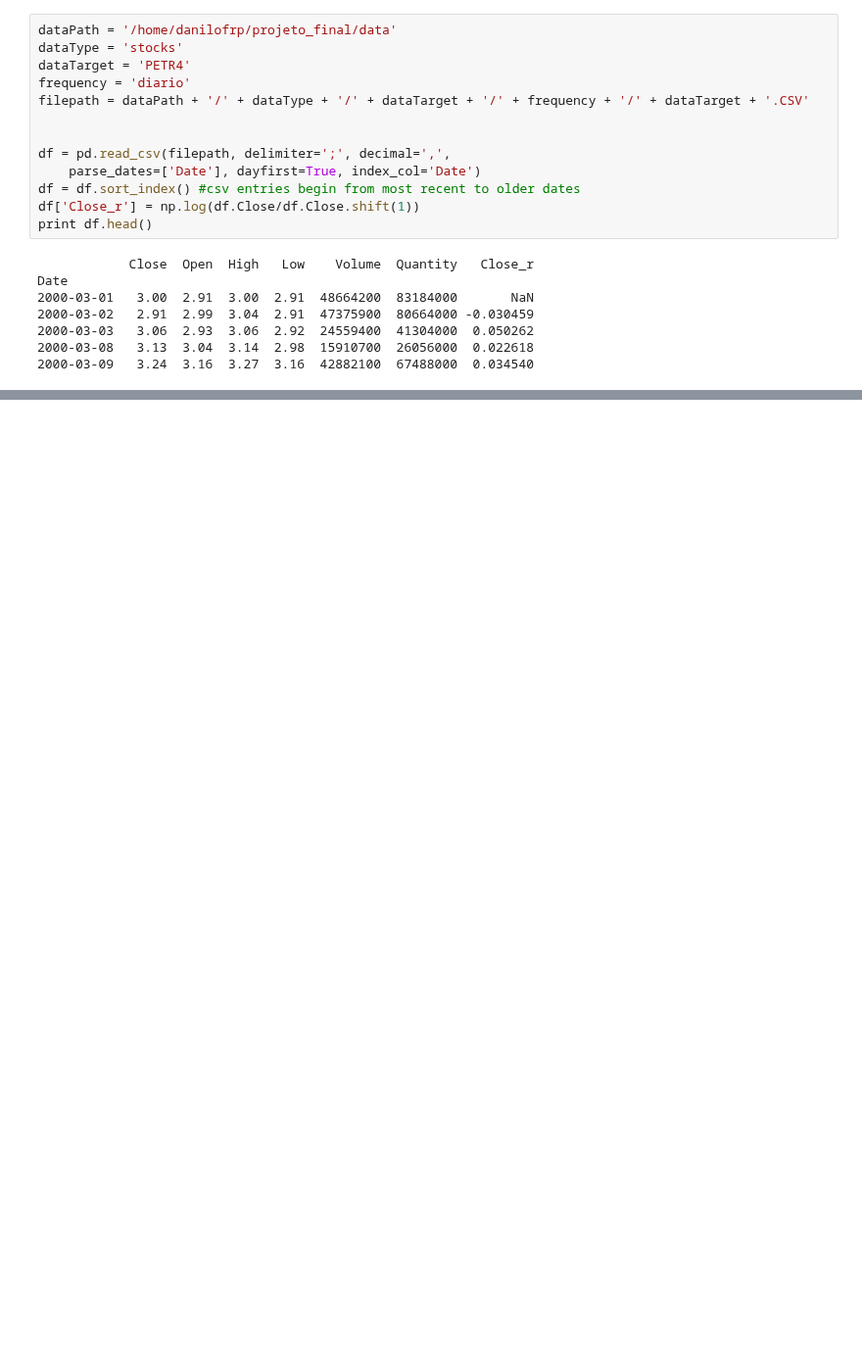
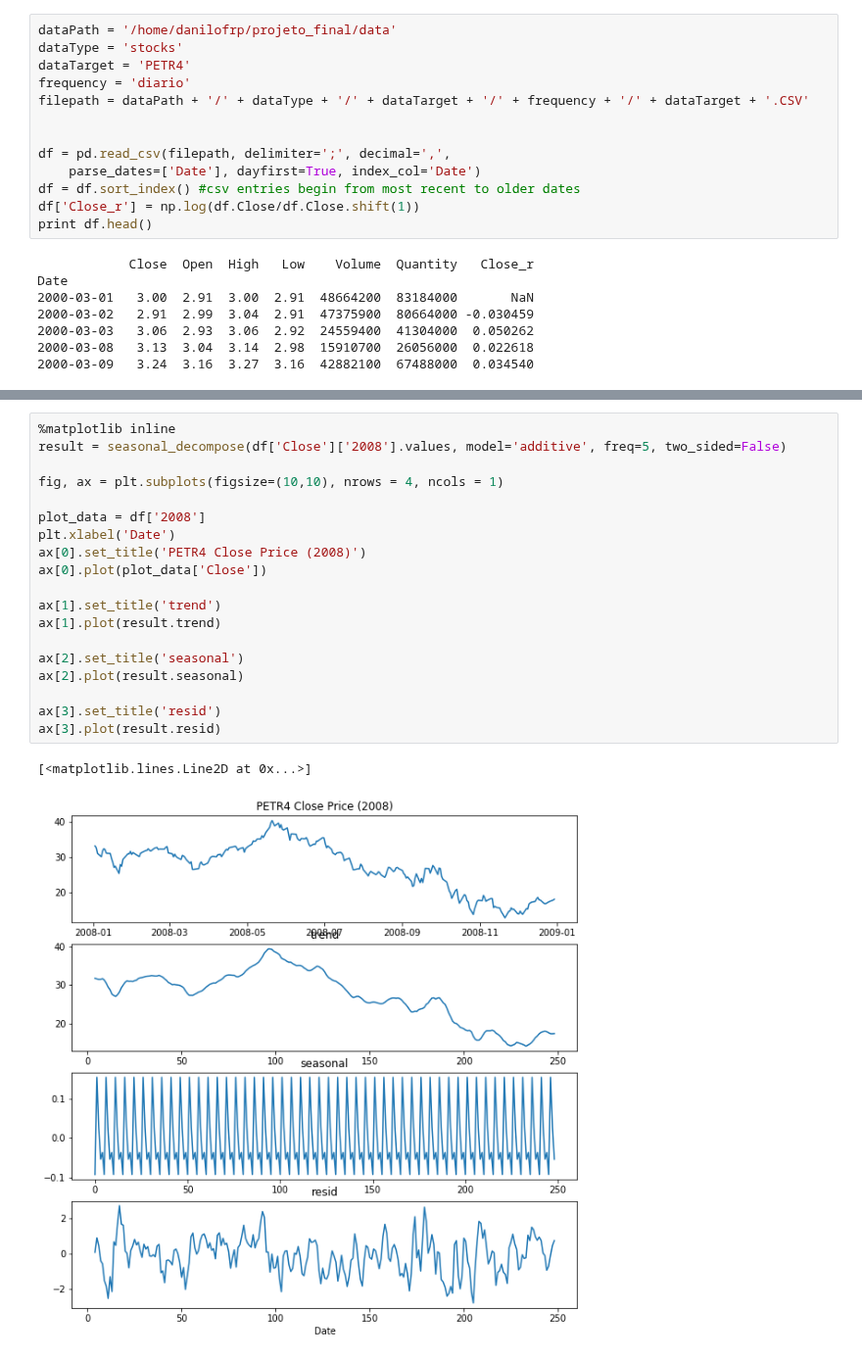
Before and after one commit to danilofrp/neural-stocks, a Jupyter notebook: notebooks/PreProcessing.ipynb, the cells around one changed output, grey strips where cells are left out. Shown at 98% size. Cells and saved outputs as stored; diff of their text form; blank space fills up the shorter version.

Commit message:
started implementation of seasonal decomposition

```diff
--- a/notebooks/PreProcessing.ipynb
+++ b/notebooks/PreProcessing.ipynb
@@ -42,0 +43,22 @@ ax[1].plot(plot_data['Close_r'])
+# %%
+%matplotlib inline
+result = seasonal_decompose(df['Close']['2008'].values, model='additive', freq=5, two_sided=False)
+
+fig, ax = plt.subplots(figsize=(10,10), nrows = 4, ncols = 1)
+
+plot_data = df['2008']
+plt.xlabel('Date')
+ax[0].set_title('PETR4 Close Price (2008)')
+ax[0].plot(plot_data['Close'])
+
+ax[1].set_title('trend')
+ax[1].plot(result.trend)
+
+ax[2].set_title('seasonal')
+ax[2].plot(result.seasonal)
+
+ax[3].set_title('resid')
+ax[3].plot(result.resid)
+# %% [output]
+[<matplotlib.lines.Line2D at 0x...>]
+[figure, added]
```
Also changed, not shown: parts of 2 cells of this notebook.
